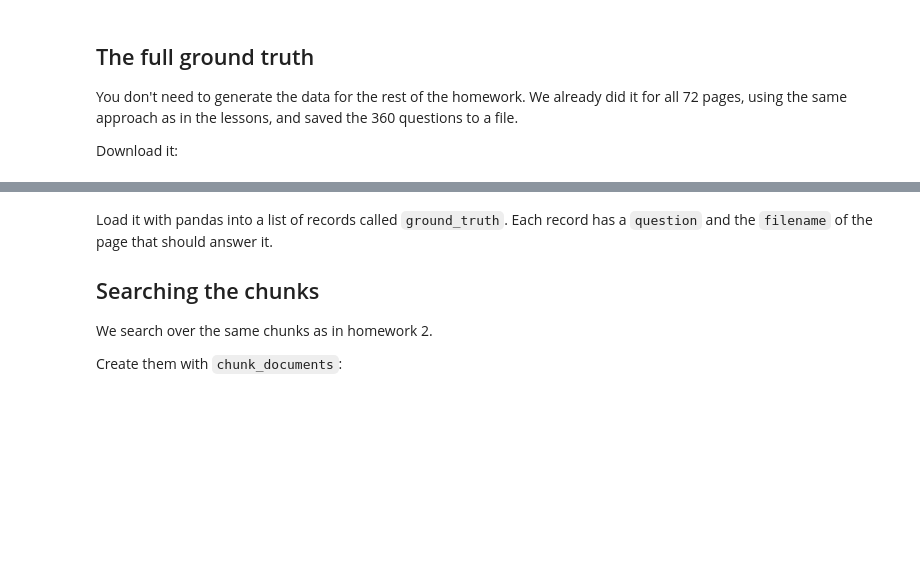
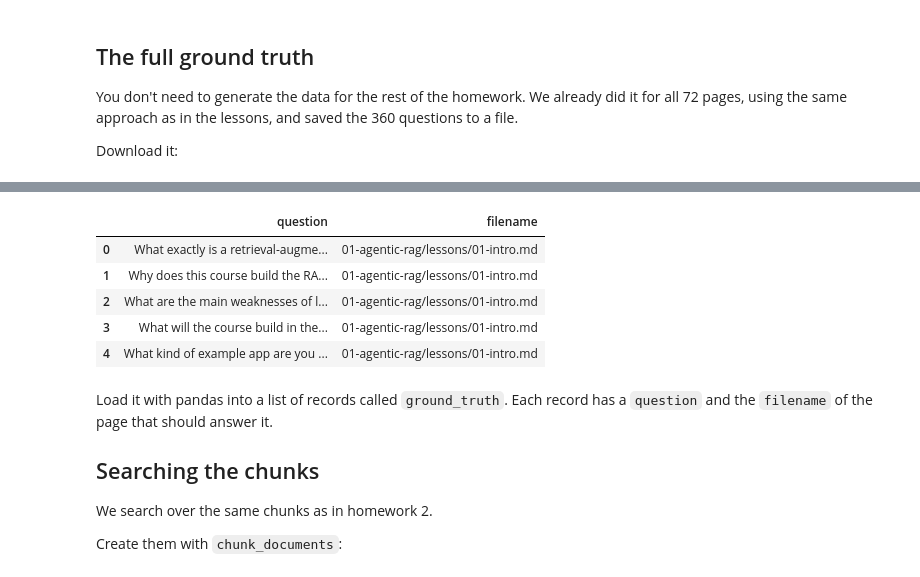
Before and after one commit to Jaguar838/llm-zoomcamp, a Jupyter notebook: HW/2026/04-evaluation/hw-04.ipynb, the cells around one changed output, grey strips where cells are left out. Drawn from its saved outputs; the diff is of its cells as text; code cells hidden in the pictures; blank space fills up the shorter version.

```diff
--- a/HW/2026/04-evaluation/hw-04.ipynb
+++ b/HW/2026/04-evaluation/hw-04.ipynb
@@ -199,3 +232,15 @@ wget ${PREFIX}/cohorts/2026/04-evaluation/ground-truth.csv
+# %%
+import pandas as pd
+
+ground_truth = pd.read_csv('ground-truth.csv')
+display(ground_truth.head())
+# %% [output]
+|  | question | filename |
+| 0 | What exactly is a retrieval-augme... | 01-agentic-rag/lessons/01-intro.md |
+| 1 | Why does this course build the RA... | 01-agentic-rag/lessons/01-intro.md |
+| 2 | What are the main weaknesses of l... | 01-agentic-rag/lessons/01-intro.md |
+| 3 | What will the course build in the... | 01-agentic-rag/lessons/01-intro.md |
+| 4 | What kind of example app are you ... | 01-agentic-rag/lessons/01-intro.md |
 # %% [markdown]
 Load it with pandas into a list of records called `ground_truth`. Each record
 has a `question` and the `filename` of the page that should answer it.
```
Also changed, not shown: parts of 9 cells of this notebook.
